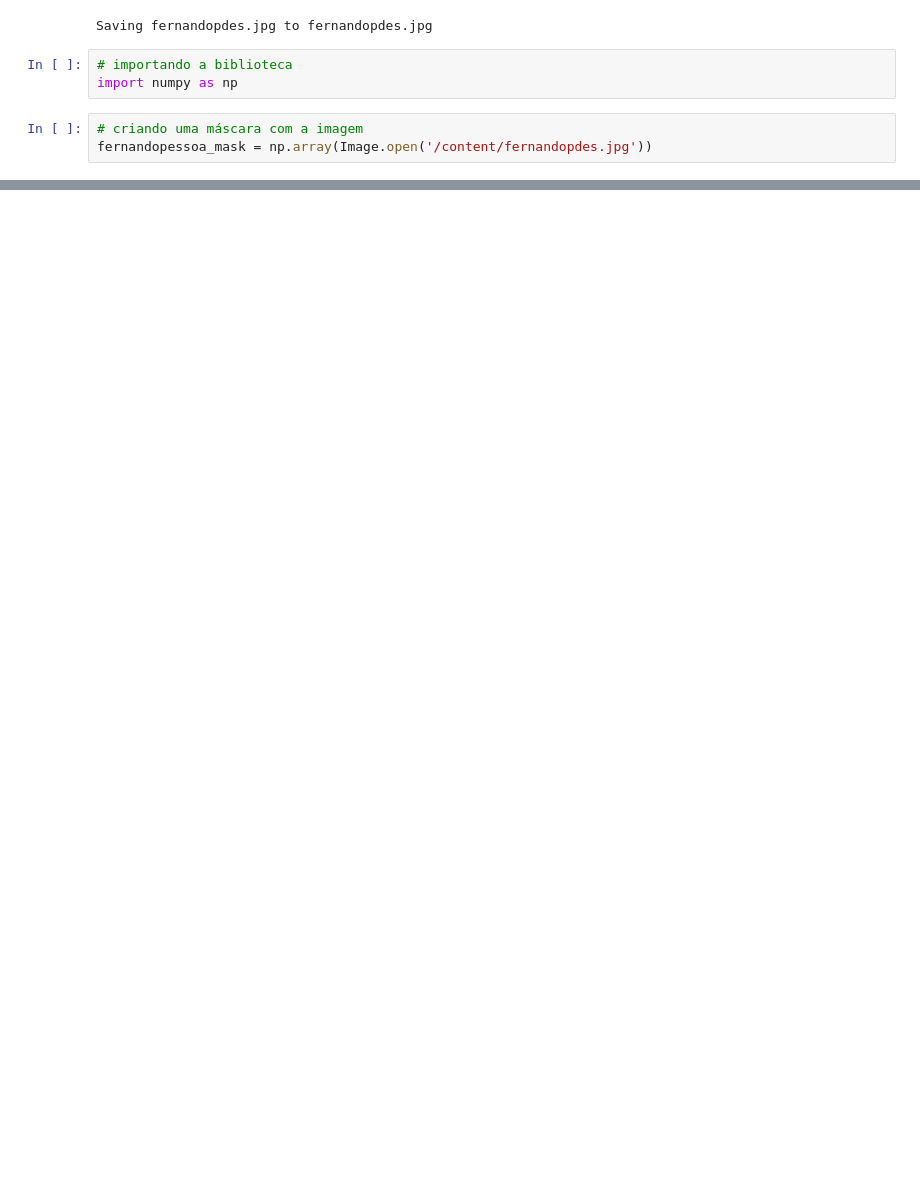
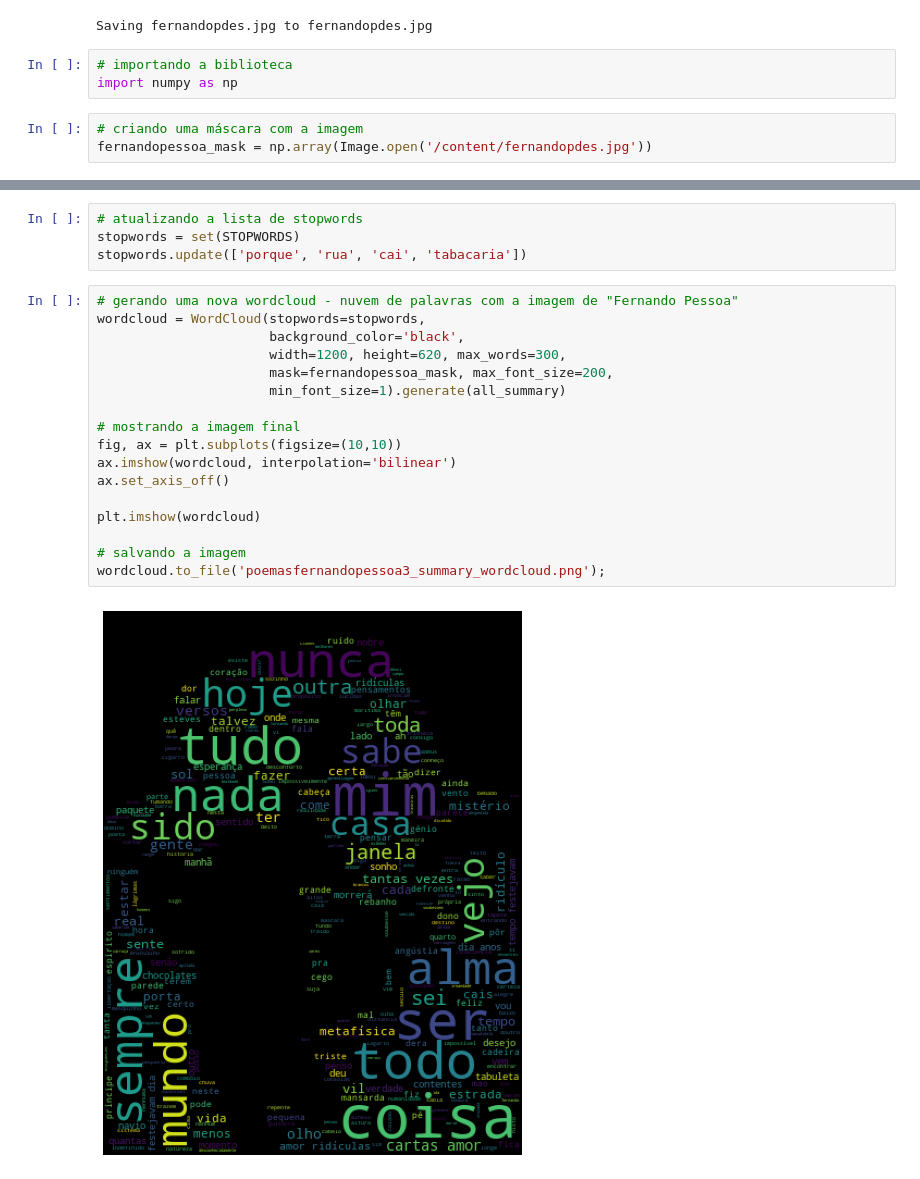
Before and after one commit to FGalvao77/Natural-Language-Processing-NLP-with-Python-using-NLTK---Poemas-de-Fernando-Pesssoa, a Jupyter notebook: Natural_Language_Processing_(NLP)_with_Python_using_NLTK_Poemas_de_Fernando_Pesssoa.ipynb, the cells around one changed output, grey strips where cells are left out. Cells and saved outputs as stored; diff of their text form; blank space fills up the shorter version.

```diff
--- a/Natural_Language_Processing_(NLP)_with_Python_using_NLTK_Poemas_de_Fernando_Pesssoa.ipynb
+++ b/Natural_Language_Processing_(NLP)_with_Python_using_NLTK_Poemas_de_Fernando_Pesssoa.ipynb
@@ -313,0 +323,23 @@ wordcloud.to_file('poemasfernandopessoa2_summary_wordcloud.png');
+# %%
+# atualizando a lista de stopwords
+stopwords = set(STOPWORDS)
+stopwords.update(['porque', 'rua', 'cai', 'tabacaria'])
+# %%
+# gerando uma nova wordcloud - nuvem de palavras com a imagem de "Fernando Pessoa"
+wordcloud = WordCloud(stopwords=stopwords,
+                      background_color='black',
+                      width=1200, height=620, max_words=300,
+                      mask=fernandopessoa_mask, max_font_size=200,
+                      min_font_size=1).generate(all_summary)
+
+# mostrando a imagem final
+fig, ax = plt.subplots(figsize=(10,10))
+ax.imshow(wordcloud, interpolation='bilinear')
+ax.set_axis_off()
+
+plt.imshow(wordcloud)
+
+# salvando a imagem
+wordcloud.to_file('poemasfernandopessoa3_summary_wordcloud.png');
+# %% [output]
+[figure, added]
```
Also changed, not shown: parts of 14 cells of this notebook.
